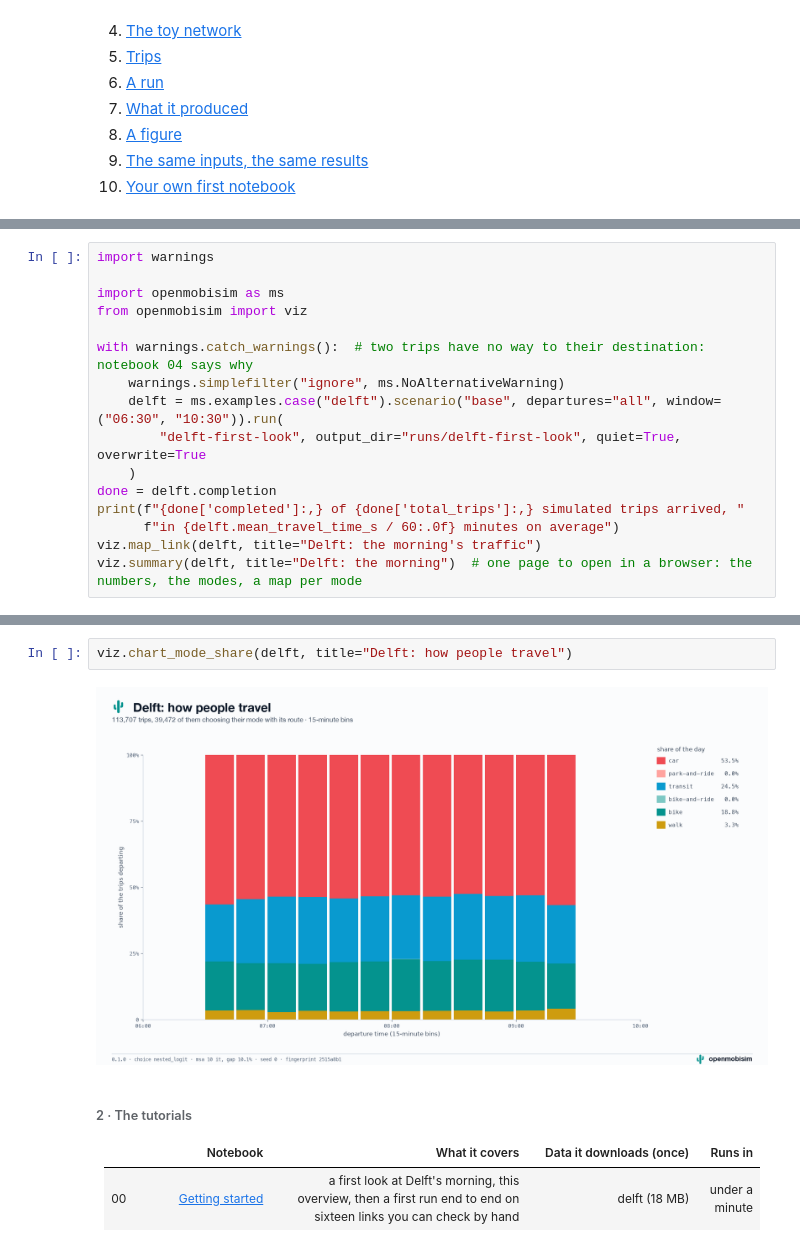
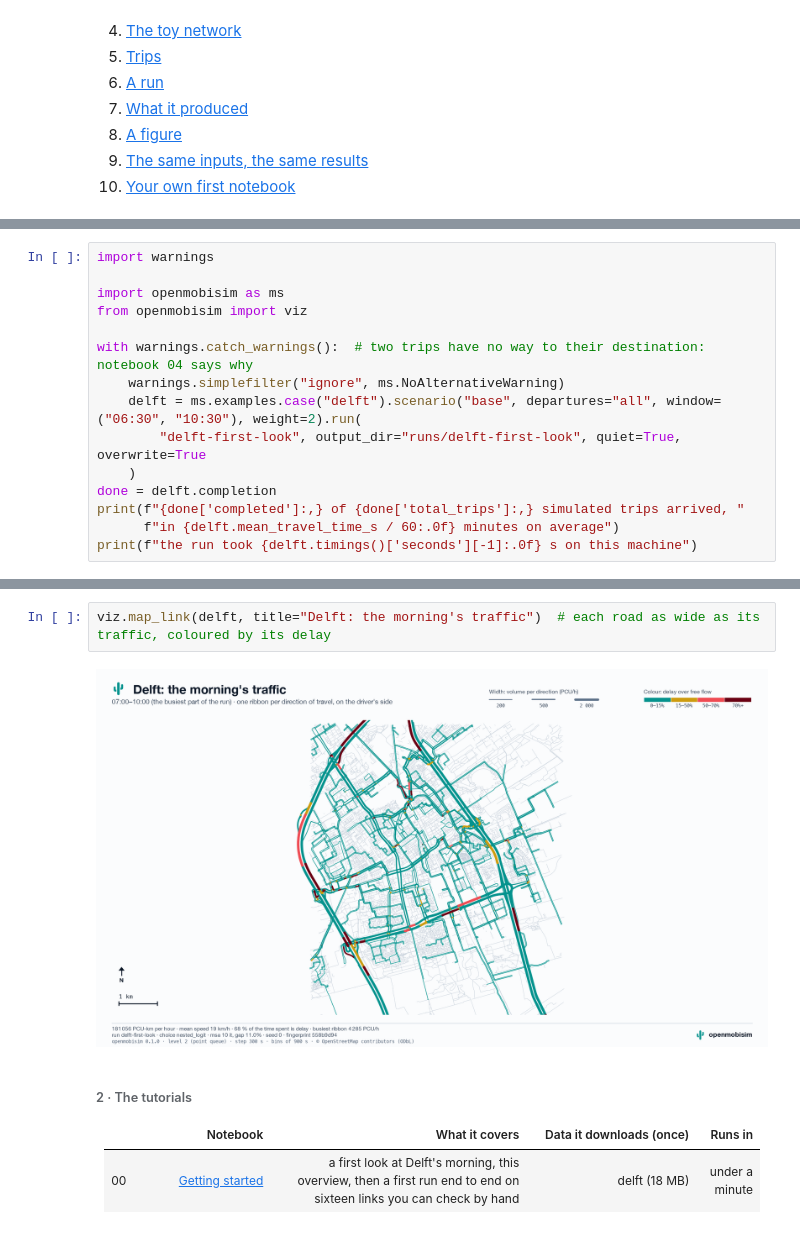
Before and after one commit to bahmanmdd/openmobisim, a Jupyter notebook: notebooks/00_getting_started.ipynb, the cells around one changed output, grey strips where cells are left out. Cells and saved outputs as stored; diff of their text form.

```diff
--- a/notebooks/00_getting_started.ipynb
+++ b/notebooks/00_getting_started.ipynb
@@ -91,12 +92,11 @@ from openmobisim import viz
 
 with warnings.catch_warnings():  # two trips have no way to their destination: notebook 04 says why
     warnings.simplefilter("ignore", ms.NoAlternativeWarning)
-    delft = ms.examples.case("delft").scenario("base", departures="all", window=("06:30", "10:30")).run(
+    delft = ms.examples.case("delft").scenario("base", departures="all", window=("06:30", "10:30"), weight=2).run(
         "delft-first-look", output_dir="runs/delft-first-look", quiet=True, overwrite=True
     )
 done = delft.completion
 print(f"{done['completed']:,} of {done['total_trips']:,} simulated trips arrived, "
       f"in {delft.mean_travel_time_s / 60:.0f} minutes on average")
-viz.map_link(delft, title="Delft: the morning's traffic")
-viz.summary(delft, title="Delft: the morning")  # one page to open in a browser: the numbers, the modes, a map per mode
+print(f"the run took {delft.timings()['seconds'][-1]:.0f} s on this machine")
 # %% [output]
@@ -106,7 +105,7 @@ PosixPath('runs/delft-first-look/summary.html')
 # %%
-viz.chart_mode_share(delft, title="Delft: how people travel")
+viz.map_link(delft, title="Delft: the morning's traffic")  # each road as wide as its traffic, coloured by its delay
 # %% [output]
-[figure, old version]
+[figure, new version]
 # %% [markdown]
 ###### 2 · The tutorials
 
```
Also changed, not shown: parts of 2 cells of this notebook, 3 other files.
